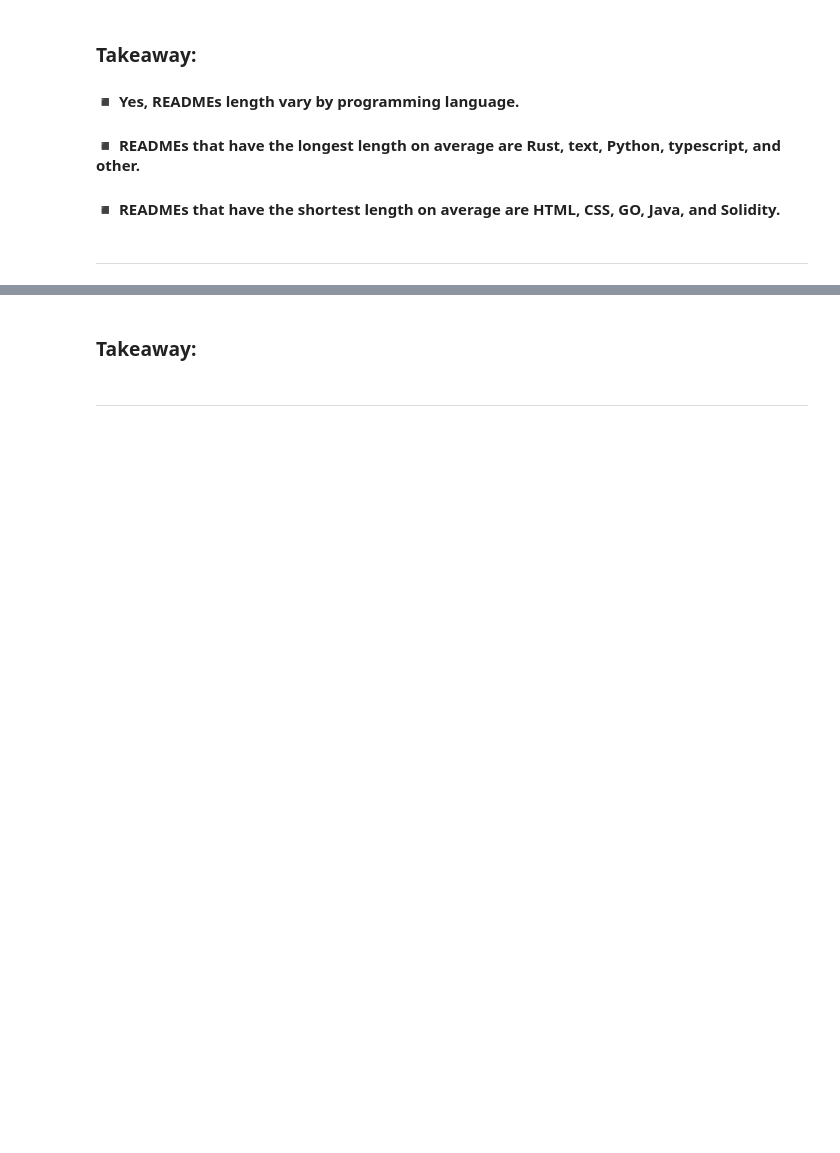
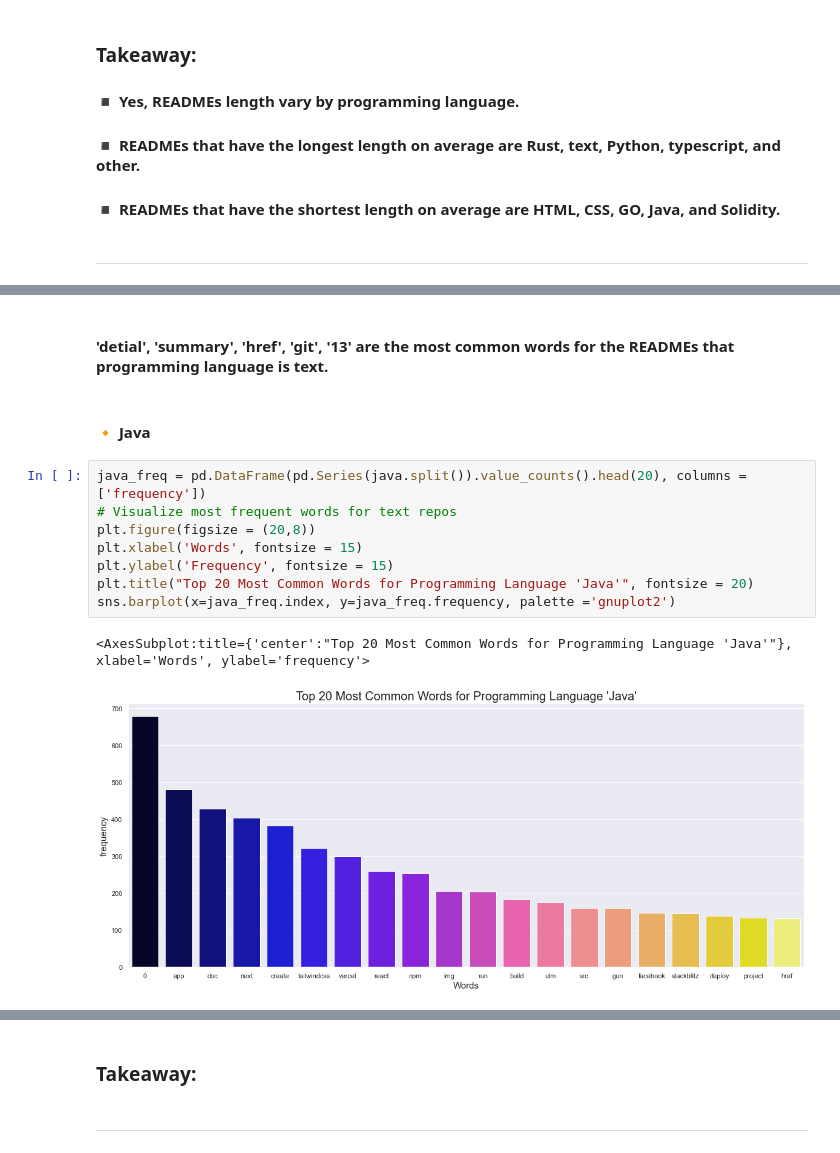
Before and after one commit to MBM-nlp/github_classification_project, a Jupyter notebook: meredith_eda.ipynb, the cells around one changed output, grey strips where cells are left out. Drawn from its saved outputs; the diff is of its cells as text; blank space fills up the shorter version.

```diff
--- a/meredith_eda.ipynb
+++ b/meredith_eda.ipynb
@@ -402,0 +427,15 @@ sns.barplot(x=language.index, y=language['avg_length'], palette ='Purples_r')
+# %% [markdown]
+#### 'detial', 'summary', 'href', 'git', '13' are the most common words for the READMEs that programming language is text.
+# %% [markdown]
+#### 🔸	Java
+# %%
+java_freq = pd.DataFrame(pd.Series(java.split()).value_counts().head(20), columns = ['frequency'])
+# Visualize most frequent words for text repos
+plt.figure(figsize = (20,8))
+plt.xlabel('Words', fontsize = 15)
+plt.ylabel('Frequency', fontsize = 15)
+plt.title("Top 20 Most Common Words for Programming Language 'Java'", fontsize = 20)
+sns.barplot(x=java_freq.index, y=java_freq.frequency, palette ='gnuplot2')
+# %% [output]
+<AxesSubplot:title={'center':"Top 20 Most Common Words for Programming Language 'Java'"}, xlabel='Words', ylabel='frequency'>
+[figure, added]
```
Also changed, not shown: parts of 32 cells of this notebook.
